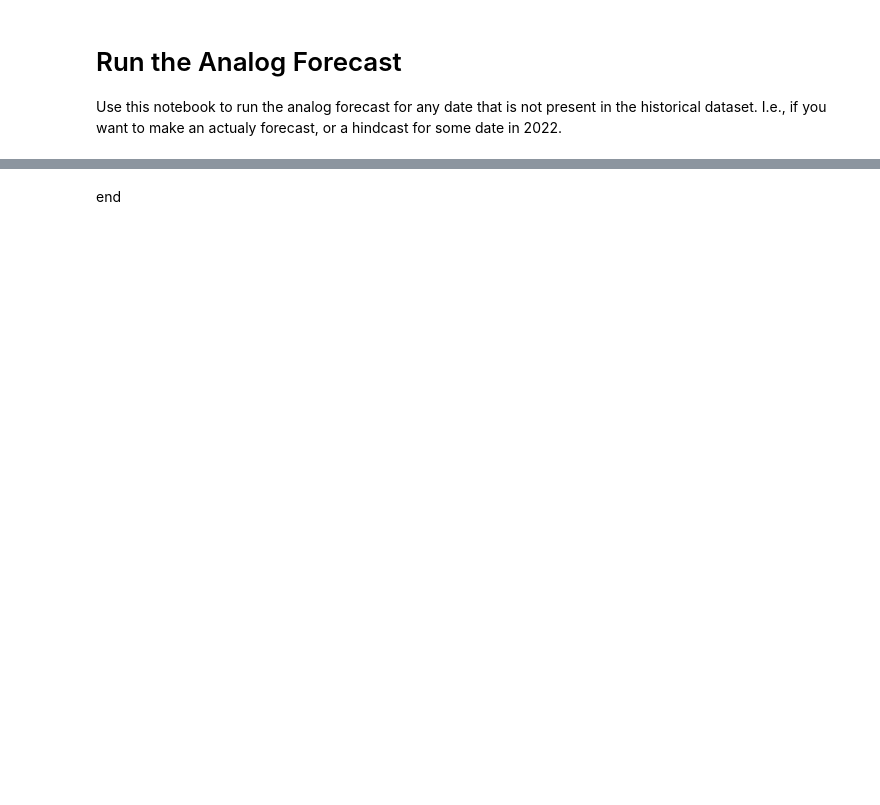
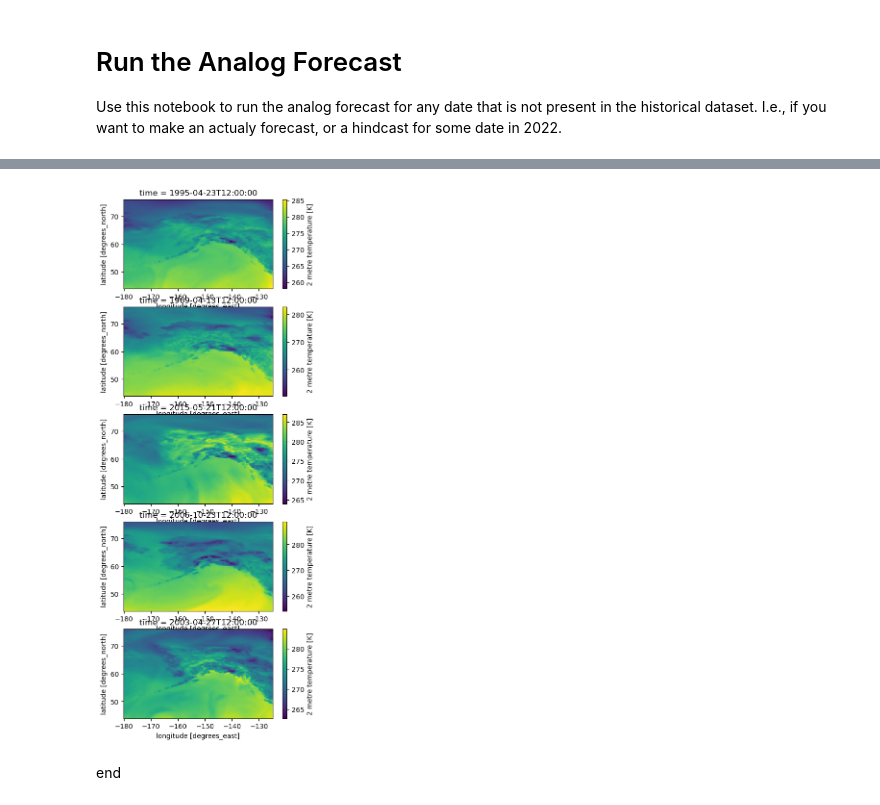
Before and after one commit to ua-snap/analog-forecast, a Jupyter notebook: run_forecast.ipynb, the cells around one changed output, grey strips where cells are left out. Saved outputs shown, nothing was run; the diff lists cells and outputs as text; code cells hidden in the pictures; blank space fills up the shorter version.

Commit message:
update run_forecast notebook to allow forecasts from recent data (download) and include some viz

```diff
--- a/run_forecast.ipynb
+++ b/run_forecast.ipynb
@@ -13,0 +16,5 @@ Run this mega cell to make a forecast, supply the desired dates at the top:
+# %%
+varname = "t2m"
+spatial_domain = "alaska"
+ref_date = "2023-03-22"
+use_anom = True
@@ -14,15 +23,10 @@ Run this mega cell to make a forecast, supply the desired dates at the top:
 # %%
 %%time
-varname = "t2m"
-spatial_domain = "alaska"
-ref_date = pd.to_datetime("2023-02-25")
-use_anom = True
-forecast_date = "2023-03-03"
-
 bbox = list(luts.spatial_domains[spatial_domain]["bbox"])
 # ERA5 at CDS API needs [N, W, S, E]
 bbox = [bbox[-1]] + bbox[:3]
 
+ref_date = pd.to_datetime(ref_date)
 cretrieve_kwargs = {
     "product_type": "reanalysis",
     "format": "netcdf",
@@ -41,29 +45,4 @@ out_paths = download(
     cretrieve_kwargs=cretrieve_kwargs,
     fn_suffix=f"{ref_date.strftime('%Y%m%d')}"
 )
-ref_fp = out_paths[0]
-
-ref_da = xr.load_dataset(ref_fp)[varname]
-
-sub_da = af.read_subset_era5(spatial_domain, data_dir, varname, use_anom=use_anom)
-# need to load and subset raw data as wel for forecast with anomaly based search
-if use_anom:
-    raw_sub_da = af.read_subset_era5(spatial_domain, data_dir, varname, use_anom=False)
-    # compute the climatology from the raw data for the day of year of the reference date
-    clim_da = raw_sub_da.sel(time=raw_sub_da.time[sub_da.dayofyear == ref_date.dayofyear]).mean(dim="time")
-    ref_anom_da = ref_da - clim_da
-    # append this to the sub_da
-    sub_da = xr.concat([sub_da.drop("dayofyear"), ref_anom_da], dim="time")
-else:
-    raw_sub_da = sub_da
-
-analogs = af.find_analogs(sub_da, ref_date.strftime('%Y-%m-%d'), print_analogs=True)
-forecast = af.make_forecast(raw_sub_da, analogs.time.values, ref_date.strftime('%Y-%m-%d')) - 273.15
-print(
-    f"\nForecast in C for {forecast_date}:",
-    forecast.sel(
-        latitude=58.3005, longitude=-134.4201, method="nearest"
-    ).sel(time=forecast_date).round(2).values[0]
-    end="\n"
-)
 # %% [output]
@@ -79,2 +89,9 @@ Wall time: 16.1 s
+# %%
+fig, ax = plt.subplots(5, 1, figsize=(5, 14))
+
+for t, a in zip(analogs.time.values, ax):
+    raw_sub_da.sel(time=t).plot(ax=a)
+# %% [output]
+[figure, added]
 # %% [markdown]
 end
```
Also changed, not shown: parts of 11 cells of this notebook.
